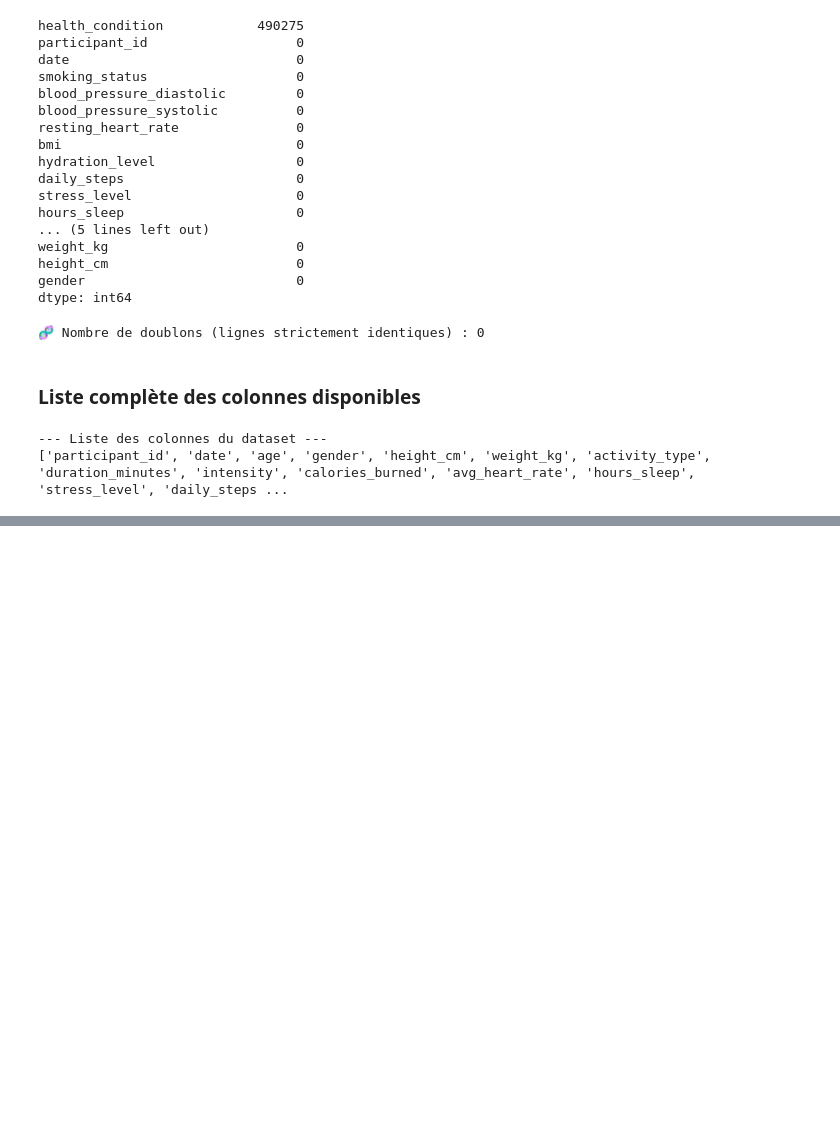
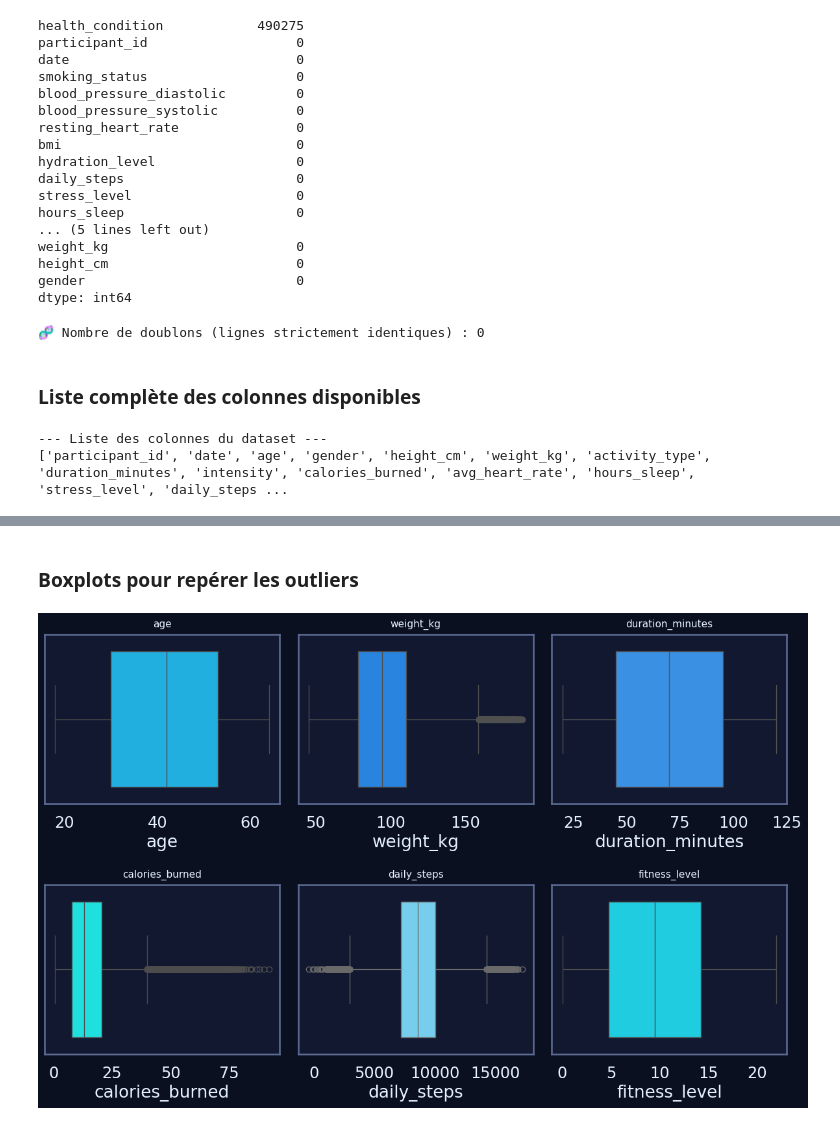
Before and after one commit to happy-developer/train.me, a Jupyter notebook: src/notebooks/eda/health_fitness_dataset/eda_health_fitness_dataset.ipynb, the cells around one changed output, grey strips where cells are left out. Drawn from its saved outputs; the diff is of its cells as text; code cells hidden in the pictures; blank space fills up the shorter version.

```diff
--- a/src/notebooks/eda/health_fitness_dataset/eda_health_fitness_dataset.ipynb
+++ b/src/notebooks/eda/health_fitness_dataset/eda_health_fitness_dataset.ipynb
@@ -220,0 +323,12 @@ print(df.columns.tolist())
+# %% [markdown]
+### Boxplots pour repérer les outliers
+# %%
+plt.figure(figsize=(12, 8))
+for i, col in enumerate(num_vars, 1):
+    plt.subplot(2, 3, i)
+    sns.boxplot(x=df[col], color=palette_trainme[i % len(palette_trainme)])
+    plt.title(col, fontsize=11, pad=8)
+plt.tight_layout()
+plt.show()
+# %% [output]
+[figure, added]
```
Also changed, not shown: parts of 14 cells of this notebook, 2 other files.
